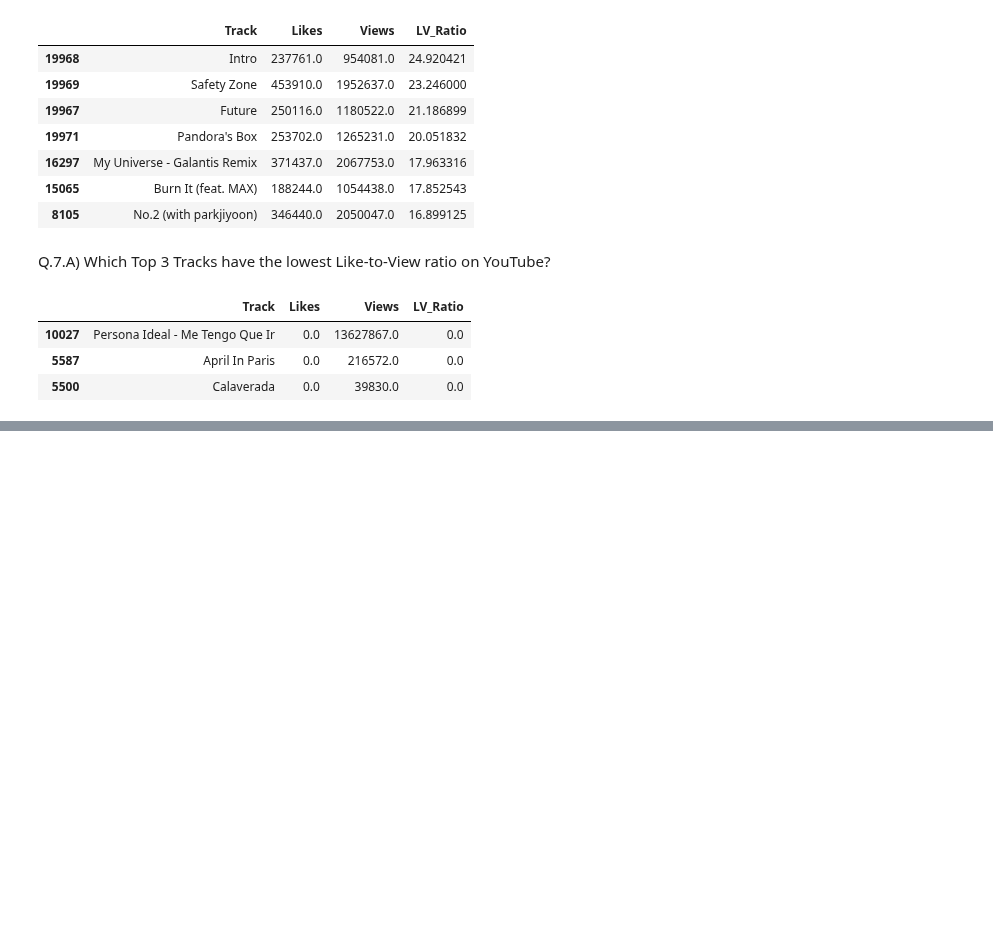
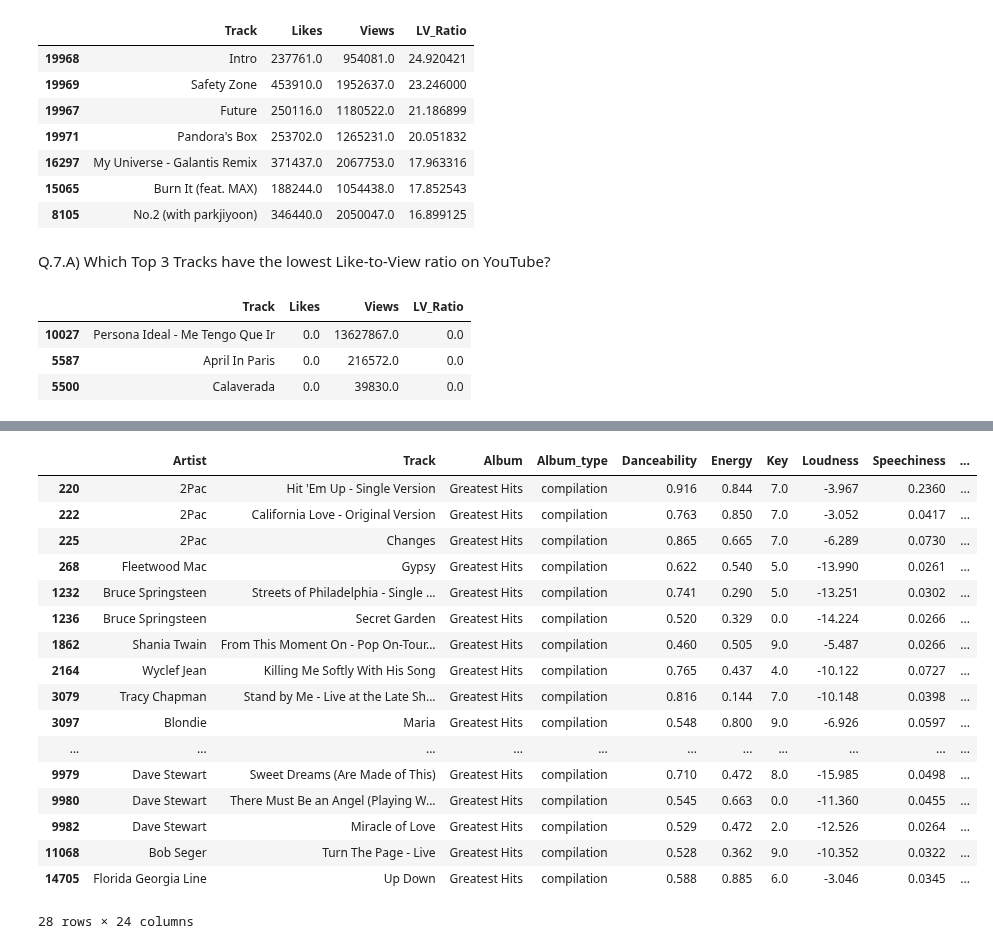
Before and after one commit to Lenmbugua/Analytics-Practice-Datasets, a Jupyter notebook: Spotify Youtube Dataset.ipynb, the cells around one changed output, grey strips where cells are left out. Cells and saved outputs as stored; diff of their text form; code cells hidden in the pictures; blank space fills up the shorter version.

```diff
--- a/Spotify Youtube Dataset.ipynb
+++ b/Spotify Youtube Dataset.ipynb
@@ -507,0 +526,21 @@ track_lv.sort_values(by = 'LV_Ratio', ascending = True).head(3)
+# %%
+df[df.Album == 'Greatest Hits']
+# %% [output]
+|  | Artist | Track | Album | Album_type | Danceability | Energy | Key | Loudness | Speechiness | ... |
+| 220 | 2Pac | Hit 'Em Up - Single Version | Greatest Hits | compilation | 0.916 | 0.844 | 7.0 | -3.967 | 0.2360 | ... |
+| 222 | 2Pac | California Love - Original Version | Greatest Hits | compilation | 0.763 | 0.850 | 7.0 | -3.052 | 0.0417 | ... |
+| 225 | 2Pac | Changes | Greatest Hits | compilation | 0.865 | 0.665 | 7.0 | -6.289 | 0.0730 | ... |
+| 268 | Fleetwood Mac | Gypsy | Greatest Hits | compilation | 0.622 | 0.540 | 5.0 | -13.990 | 0.0261 | ... |
+| 1232 | Bruce Springsteen | Streets of Philadelphia - Single ... | Greatest Hits | compilation | 0.741 | 0.290 | 5.0 | -13.251 | 0.0302 | ... |
+| 1236 | Bruce Springsteen | Secret Garden | Greatest Hits | compilation | 0.520 | 0.329 | 0.0 | -14.224 | 0.0266 | ... |
+| 1862 | Shania Twain | From This Moment On - Pop On-Tour... | Greatest Hits | compilation | 0.460 | 0.505 | 9.0 | -5.487 | 0.0266 | ... |
+| 2164 | Wyclef Jean | Killing Me Softly With His Song | Greatest Hits | compilation | 0.765 | 0.437 | 4.0 | -10.122 | 0.0727 | ... |
+| 3079 | Tracy Chapman | Stand by Me - Live at the Late Sh... | Greatest Hits | compilation | 0.816 | 0.144 | 7.0 | -10.148 | 0.0398 | ... |
+| 3097 | Blondie | Maria | Greatest Hits | compilation | 0.548 | 0.800 | 9.0 | -6.926 | 0.0597 | ... |
+| ... | ... | ... | ... | ... | ... | ... | ... | ... | ... | ... |
+| 9979 | Dave Stewart | Sweet Dreams (Are Made of This) | Greatest Hits | compilation | 0.710 | 0.472 | 8.0 | -15.985 | 0.0498 | ... |
+| 9980 | Dave Stewart | There Must Be an Angel (Playing W... | Greatest Hits | compilation | 0.545 | 0.663 | 0.0 | -11.360 | 0.0455 | ... |
+| 9982 | Dave Stewart | Miracle of Love | Greatest Hits | compilation | 0.529 | 0.472 | 2.0 | -12.526 | 0.0264 | ... |
+| 11068 | Bob Seger | Turn The Page - Live | Greatest Hits | compilation | 0.528 | 0.362 | 9.0 | -10.352 | 0.0322 | ... |
+| 14705 | Florida Georgia Line | Up Down | Greatest Hits | compilation | 0.588 | 0.885 | 6.0 | -3.046 | 0.0345 | ... |
+28 rows × 24 columns
```
Also changed, not shown: parts of 2 cells of this notebook.
